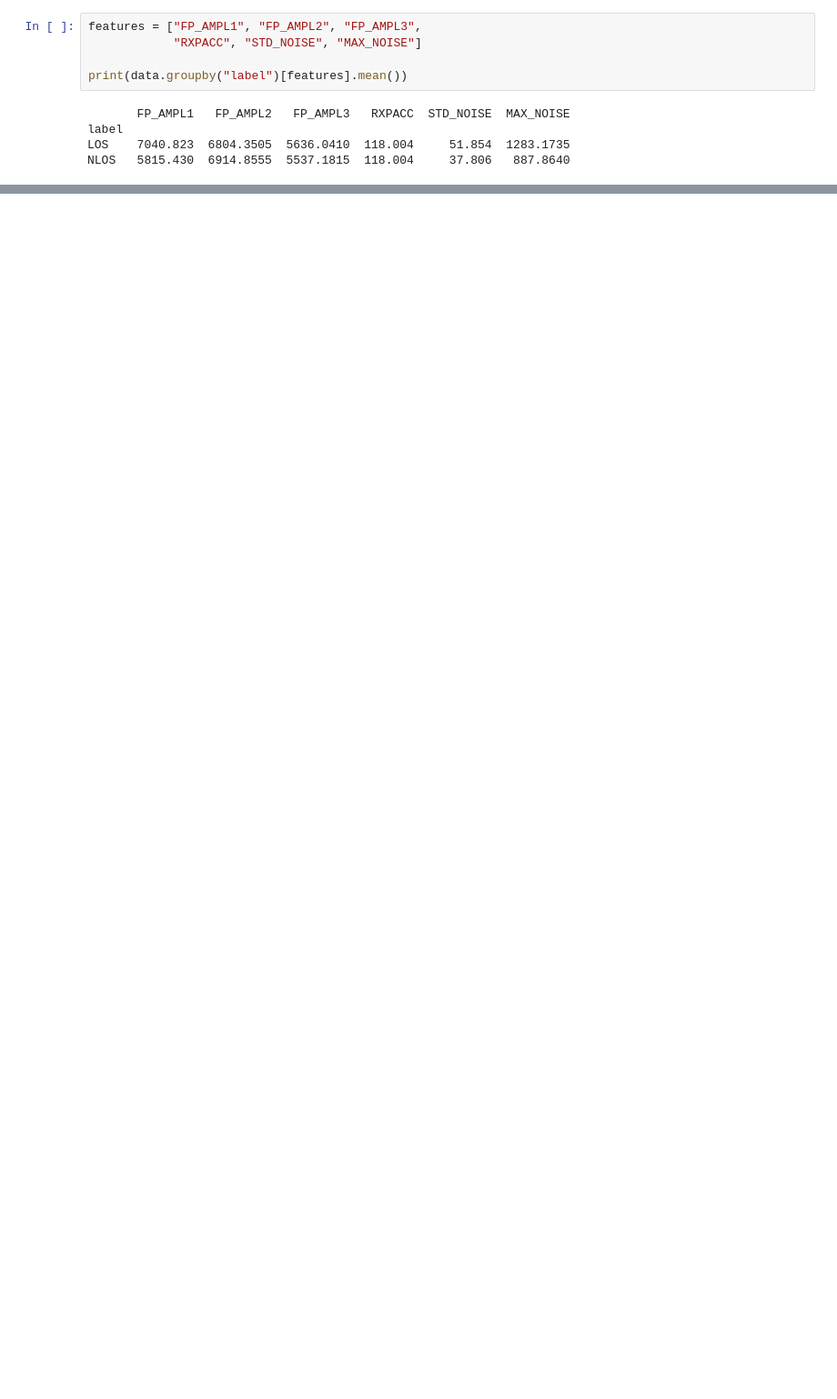
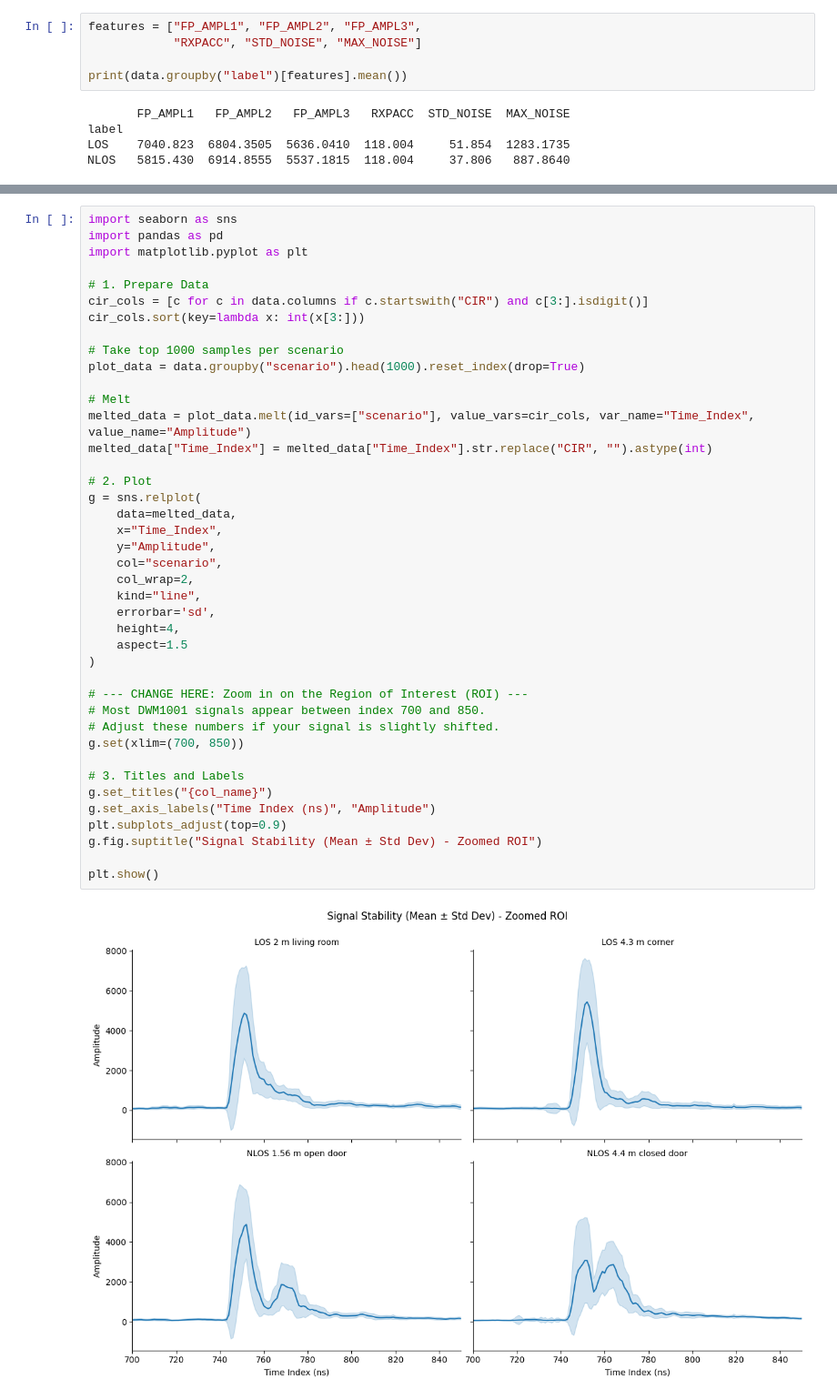
Before and after one commit to jonathanljc/capstone, a Jupyter notebook: eda/eda.ipynb, the cells around one changed output, grey strips where cells are left out. Shown: that part at 91% size. Drawn from its saved outputs; the diff is of its cells as text; blank space fills up the shorter version.

```diff
--- a/eda/eda.ipynb
+++ b/eda/eda.ipynb
@@ -183,0 +181,43 @@ plt.show()
+# %%
+import seaborn as sns
+import pandas as pd
+import matplotlib.pyplot as plt
+
+# 1. Prepare Data
+cir_cols = [c for c in data.columns if c.startswith("CIR") and c[3:].isdigit()]
+cir_cols.sort(key=lambda x: int(x[3:]))
+
+# Take top 1000 samples per scenario
+plot_data = data.groupby("scenario").head(1000).reset_index(drop=True)
+
+# Melt
+melted_data = plot_data.melt(id_vars=["scenario"], value_vars=cir_cols, var_name="Time_Index", value_name="Amplitude")
+melted_data["Time_Index"] = melted_data["Time_Index"].str.replace("CIR", "").astype(int)
+
+# 2. Plot
+g = sns.relplot(
+    data=melted_data,
+    x="Time_Index",
+    y="Amplitude",
+    col="scenario",
+    col_wrap=2,
+    kind="line",
+    errorbar='sd',
+    height=4,
+    aspect=1.5
+)
+
+# --- CHANGE HERE: Zoom in on the Region of Interest (ROI) ---
+# Most DWM1001 signals appear between index 700 and 850.
+# Adjust these numbers if your signal is slightly shifted.
+g.set(xlim=(700, 850))
+
+# 3. Titles and Labels
+g.set_titles("{col_name}")
+g.set_axis_labels("Time Index (ns)", "Amplitude")
+plt.subplots_adjust(top=0.9)
+g.fig.suptitle("Signal Stability (Mean ± Std Dev) - Zoomed ROI")
+
+plt.show()
+# %% [output]
+[figure, added]
```
Also changed, not shown: parts of 2 cells of this notebook, 2 other files.
